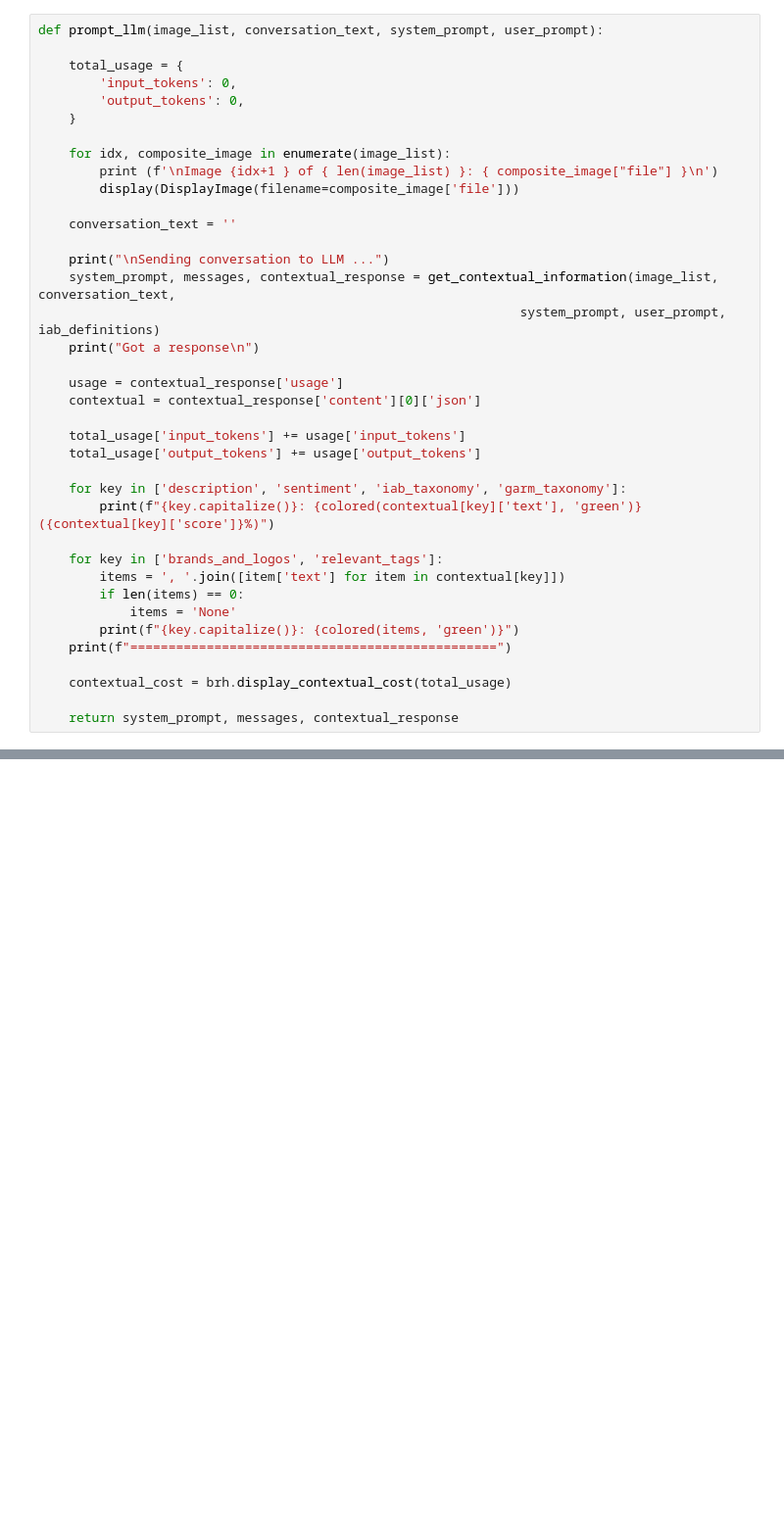
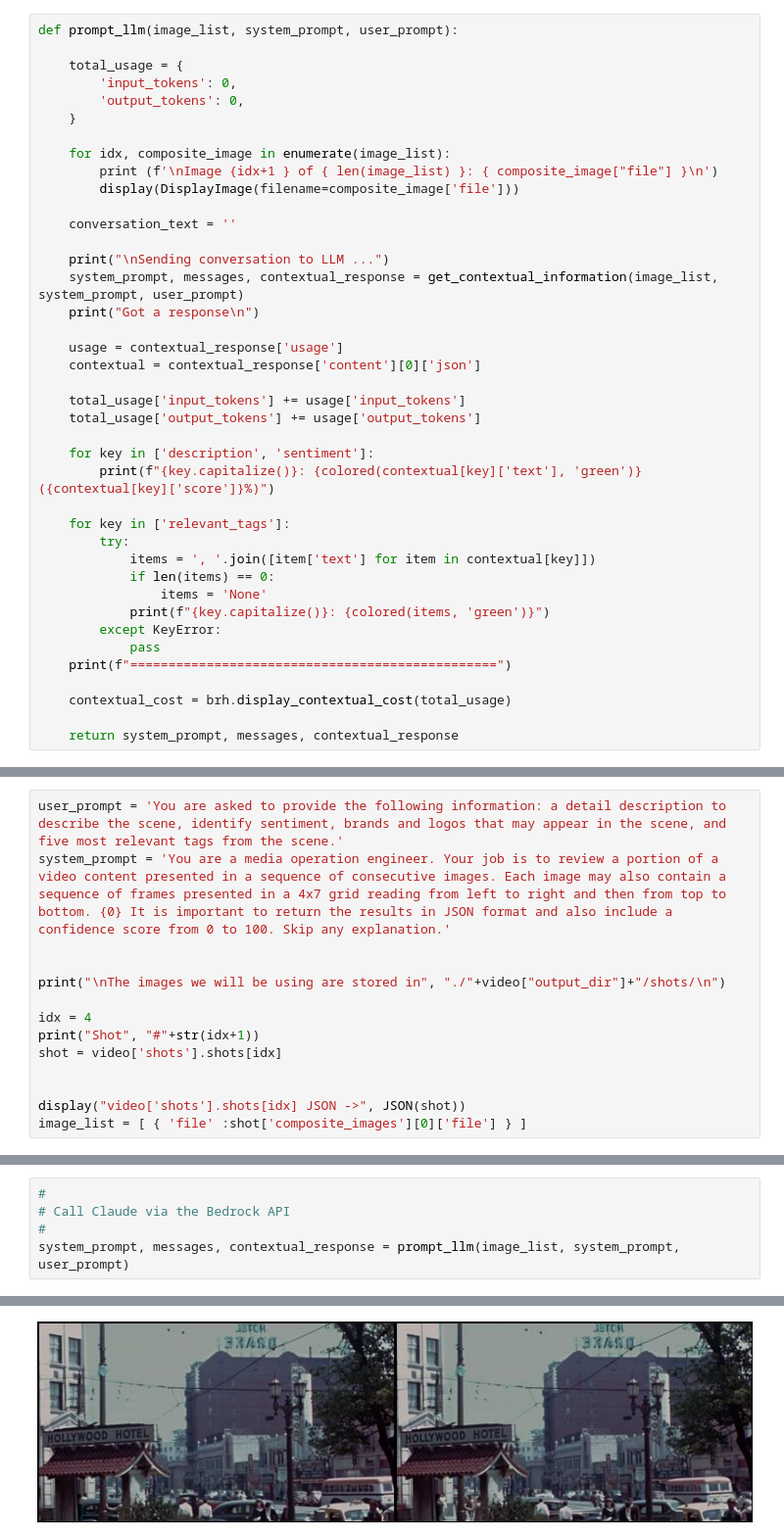
Before and after one commit to yuntaek/media-analysis-with-generative-ai-on-aws, a Jupyter notebook: additional-notebooks/xx-prompt-guide.ipynb, the cells around one changed output, grey strips where cells are left out. Shown at 98% size. Saved outputs shown, nothing was run; the diff lists cells and outputs as text; blank space fills up the shorter version.

Commit message:
Modified guide to pull shot from video chapter dictionary and walk the user through simpler prompting

```diff
--- a/additional-notebooks/xx-prompt-guide.ipynb
+++ b/additional-notebooks/xx-prompt-guide.ipynb
@@ -228,5 +290,5 @@ Below is the code we will use to display the image we are passing to Claude, cal
 # %%
-def prompt_llm(image_list, conversation_text, system_prompt, user_prompt):
+def prompt_llm(image_list, system_prompt, user_prompt):
 
     total_usage = {
         'input_tokens': 0,
@@ -240,8 +302,7 @@ def prompt_llm(image_list, conversation_text, system_prompt, user_prompt):
     conversation_text = ''
 
     print("\nSending conversation to LLM ...")
-    system_prompt, messages, contextual_response = get_contextual_information(image_list, conversation_text,
-                                                               system_prompt, user_prompt, iab_definitions)
+    system_prompt, messages, contextual_response = get_contextual_information(image_list, system_prompt, user_prompt)
     print("Got a response\n")
 
     usage = contextual_response['usage']
@@ -250,14 +311,17 @@ def prompt_llm(image_list, conversation_text, system_prompt, user_prompt):
     total_usage['input_tokens'] += usage['input_tokens']
     total_usage['output_tokens'] += usage['output_tokens']
 
-    for key in ['description', 'sentiment', 'iab_taxonomy', 'garm_taxonomy']:
+    for key in ['description', 'sentiment']:
         print(f"{key.capitalize()}: {colored(contextual[key]['text'], 'green')} ({contextual[key]['score']}%)")
 
-    for key in ['brands_and_logos', 'relevant_tags']:
-        items = ', '.join([item['text'] for item in contextual[key]])
-        if len(items) == 0:
-            items = 'None'
-        print(f"{key.capitalize()}: {colored(items, 'green')}")
+    for key in ['relevant_tags']:
+        try:
+            items = ', '.join([item['text'] for item in contextual[key]])
+            if len(items) == 0:
+                items = 'None'
+            print(f"{key.capitalize()}: {colored(items, 'green')}")
+        except KeyError:
+            pass
     print(f"================================================")
 
     contextual_cost = brh.display_contextual_cost(total_usage)
@@ -291,0 +336,14 @@ We've stripped out the base64 encoded image(s) for display purposes and replaced
+# %%
+user_prompt = 'You are asked to provide the following information: a detail description to describe the scene, identify sentiment, brands and logos that may appear in the scene, and five most relevant tags from the scene.'
+system_prompt = 'You are a media operation engineer. Your job is to review a portion of a video content presented in a sequence of consecutive images. Each image may also contain a sequence of frames presented in a 4x7 grid reading from left to right and then from top to bottom. {0} It is important to return the results in JSON format and also include a confidence score from 0 to 100. Skip any explanation.'
+
+
+print("\nThe images we will be using are stored in", "./"+video["output_dir"]+"/shots/\n")
+
+idx = 4
+print("Shot", "#"+str(idx+1))
+shot = video['shots'].shots[idx]
+
+
+display("video['shots'].shots[idx] JSON ->", JSON(shot))
+image_list = [ { 'file' :shot['composite_images'][0]['file'] } ]
@@ -291,0 +356,6 @@ We've stripped out the base64 encoded image(s) for display purposes and replaced
+# %%
+#
+# Call Claude via the Bedrock API
+#
+system_prompt, messages, contextual_response = prompt_llm(image_list, system_prompt, user_prompt)
+# %% [output]
@@ -291,0 +363 @@ We've stripped out the base64 encoded image(s) for display purposes and replaced
+[figure, added]
```
Also changed, not shown: parts of 23 cells of this notebook.
